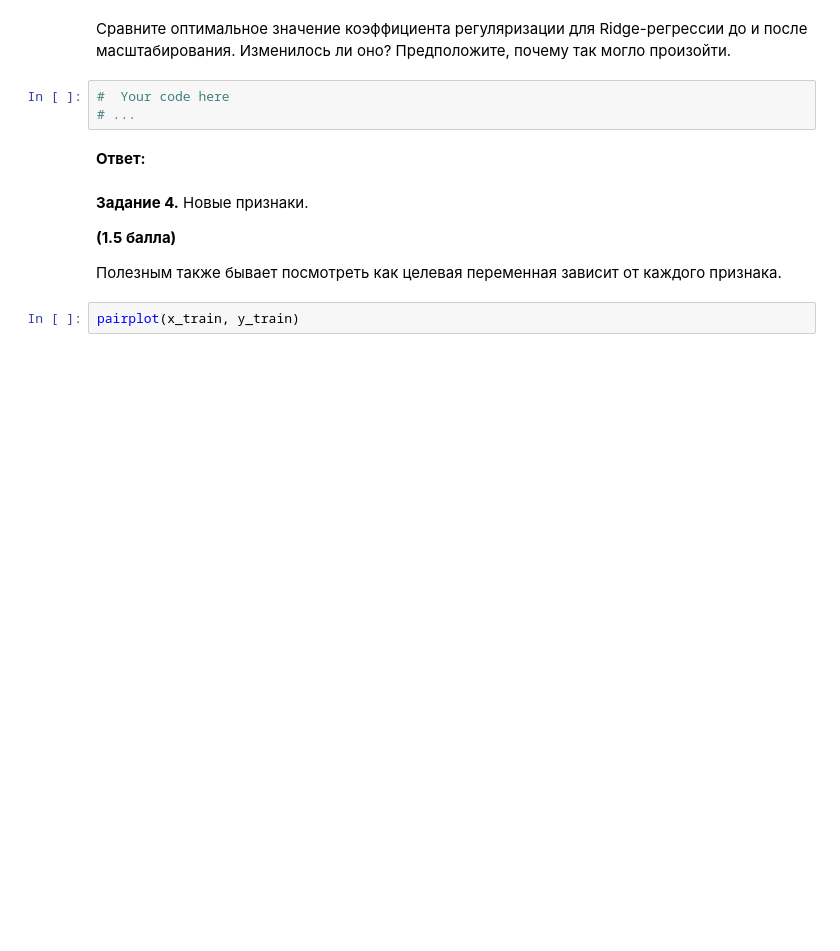
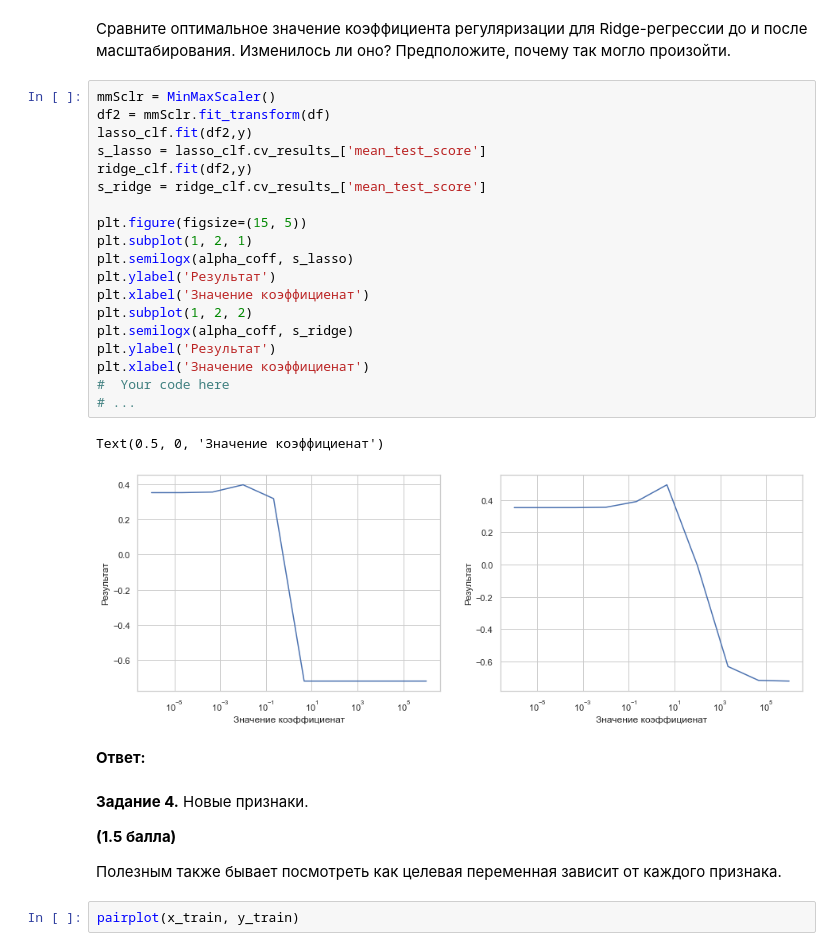
Before and after one commit to Natrofl/intsys_practices, a Jupyter notebook: homework-practice-02.ipynb, the cells around one changed output. Drawn from its saved outputs; the diff is of its cells as text; blank space fills up the shorter version.

```diff
--- a/homework-practice-02.ipynb
+++ b/homework-practice-02.ipynb
@@ -356,8 +391,27 @@ Pipeline, StandardScaler, MinMaxScaler
 # %% [markdown]
 Сравните оптимальное значение коэффициента регуляризации для Ridge-регрессии до и после масштабирования. Изменилось ли оно? Предположите, почему так могло произойти.
-# %%
-#  Your code here
-# ...
+# %%
+mmSclr = MinMaxScaler()
+df2 = mmSclr.fit_transform(df)
+lasso_clf.fit(df2,y)
+s_lasso = lasso_clf.cv_results_['mean_test_score']
+ridge_clf.fit(df2,y)
+s_ridge = ridge_clf.cv_results_['mean_test_score']
+
+plt.figure(figsize=(15, 5))
+plt.subplot(1, 2, 1)
+plt.semilogx(alpha_coff, s_lasso)
+plt.ylabel('Результат')
+plt.xlabel('Значение коэффициенат')
+plt.subplot(1, 2, 2)
+plt.semilogx(alpha_coff, s_ridge)
+plt.ylabel('Результат')
+plt.xlabel('Значение коэффициенат')
+#  Your code here
+# ...
+# %% [output]
+Text(0.5, 0, 'Значение коэффициенат')
+[figure, added]
 # %% [markdown]
 __Ответ:__
 # %% [markdown]
```
Also changed, not shown: parts of 11 cells of this notebook.
